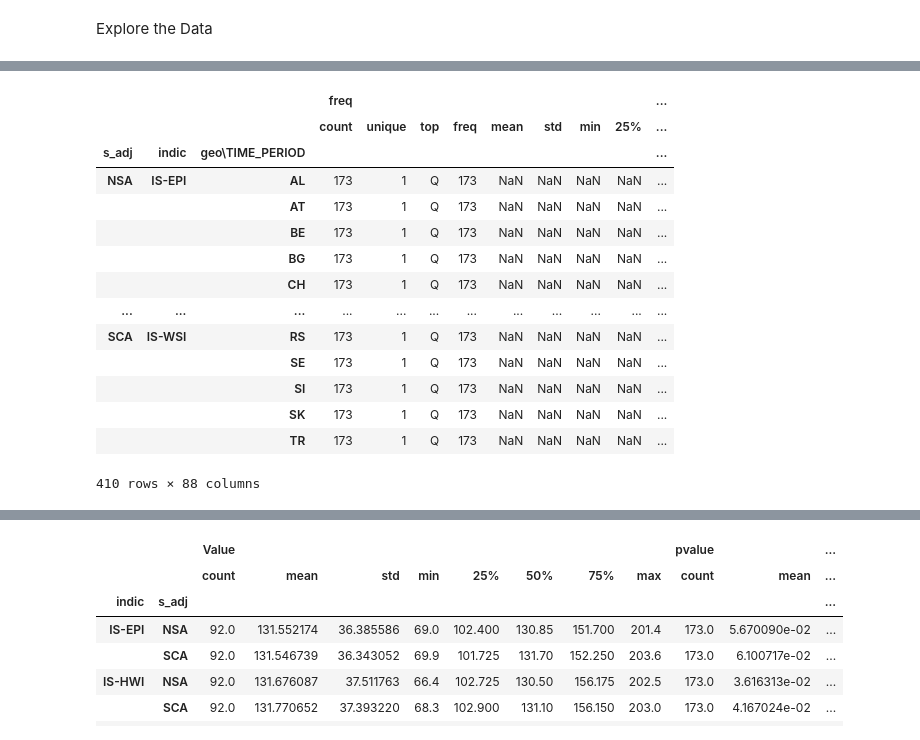
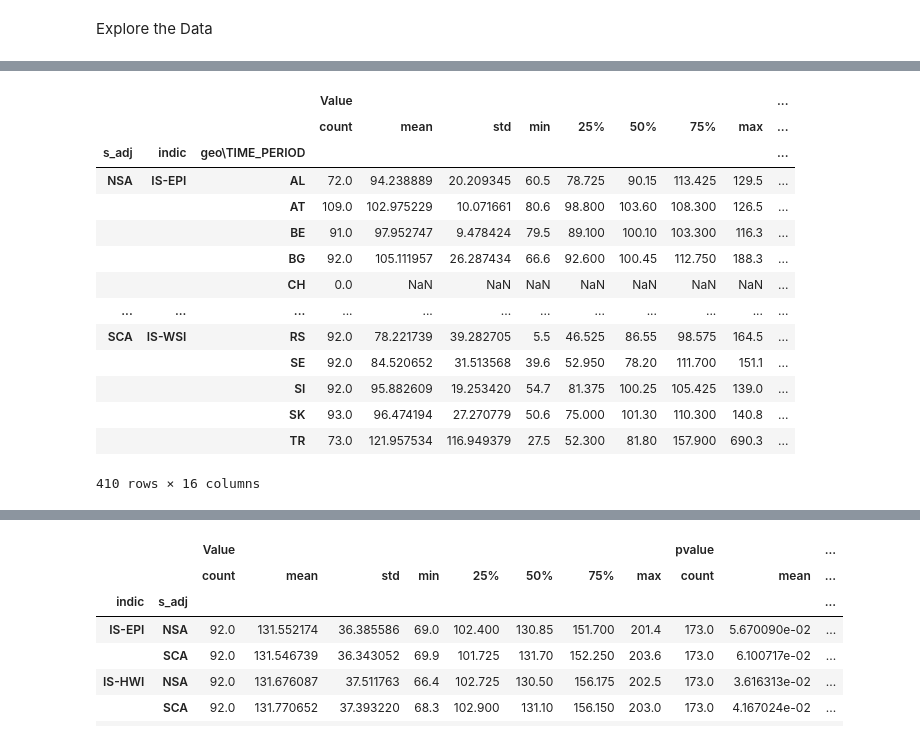
Before and after one commit to paulr28/MSc_DA_CA2, a Jupyter notebook: Explortation_1.ipynb, the cells around one changed output, grey strips where cells are left out. Drawn from its saved outputs; the diff is of its cells as text; code cells hidden in the pictures.

```diff
--- a/Explortation_1.ipynb
+++ b/Explortation_1.ipynb
@@ -180,22 +221,22 @@ df.describe(include='all')
 # %%
 # Group the dataframe by geo\TIME_PERIOD, indic, and s_adj and show descriptive statistics
-df.groupby(['s_adj', 'indic', 'geo\\TIME_PERIOD']).describe(include='all')
+df.groupby(['s_adj', 'indic', 'geo\\TIME_PERIOD']).describe()
 # %% [output]
-|  |  |  | freq |  |  |  |  |  |  |  | ... |
-|  |  |  | count | unique | top | freq | mean | std | min | 25% | ... |
+|  |  |  | Value |  |  |  |  |  |  |  | ... |
+|  |  |  | count | mean | std | min | 25% | 50% | 75% | max | ... |
 | s_adj | indic | geo\TIME_PERIOD |  |  |  |  |  |  |  |  | ... |
-| NSA | IS-EPI | AL | 173 | 1 | Q | 173 | NaN | NaN | NaN | NaN | ... |
-|  |  | AT | 173 | 1 | Q | 173 | NaN | NaN | NaN | NaN | ... |
-|  |  | BE | 173 | 1 | Q | 173 | NaN | NaN | NaN | NaN | ... |
-|  |  | BG | 173 | 1 | Q | 173 | NaN | NaN | NaN | NaN | ... |
-|  |  | CH | 173 | 1 | Q | 173 | NaN | NaN | NaN | NaN | ... |
+| NSA | IS-EPI | AL | 72.0 | 94.238889 | 20.209345 | 60.5 | 78.725 | 90.15 | 113.425 | 129.5 | ... |
+|  |  | AT | 109.0 | 102.975229 | 10.071661 | 80.6 | 98.800 | 103.60 | 108.300 | 126.5 | ... |
+|  |  | BE | 91.0 | 97.952747 | 9.478424 | 79.5 | 89.100 | 100.10 | 103.300 | 116.3 | ... |
+|  |  | BG | 92.0 | 105.111957 | 26.287434 | 66.6 | 92.600 | 100.45 | 112.750 | 188.3 | ... |
+|  |  | CH | 0.0 | NaN | NaN | NaN | NaN | NaN | NaN | NaN | ... |
 | ... | ... | ... | ... | ... | ... | ... | ... | ... | ... | ... | ... |
-| SCA | IS-WSI | RS | 173 | 1 | Q | 173 | NaN | NaN | NaN | NaN | ... |
-|  |  | SE | 173 | 1 | Q | 173 | NaN | NaN | NaN | NaN | ... |
-|  |  | SI | 173 | 1 | Q | 173 | NaN | NaN | NaN | NaN | ... |
-|  |  | SK | 173 | 1 | Q | 173 | NaN | NaN | NaN | NaN | ... |
-|  |  | TR | 173 | 1 | Q | 173 | NaN | NaN | NaN | NaN | ... |
+| SCA | IS-WSI | RS | 92.0 | 78.221739 | 39.282705 | 5.5 | 46.525 | 86.55 | 98.575 | 164.5 | ... |
+|  |  | SE | 92.0 | 84.520652 | 31.513568 | 39.6 | 52.950 | 78.20 | 111.700 | 151.1 | ... |
+|  |  | SI | 92.0 | 95.882609 | 19.253420 | 54.7 | 81.375 | 100.25 | 105.425 | 139.0 | ... |
+|  |  | SK | 93.0 | 96.474194 | 27.270779 | 50.6 | 75.000 | 101.30 | 110.300 | 140.8 | ... |
+|  |  | TR | 73.0 | 121.957534 | 116.949379 | 27.5 | 52.300 | 81.80 | 157.900 | 690.3 | ... |
-410 rows × 88 columns
+410 rows × 16 columns
 # %%
 # Seperate the geo\TIME_PERIOD value that equals 'IE' into a seperate dataframe
 IE = df[df['geo\TIME_PERIOD'] == 'IE']
```
Also changed, not shown: parts of 40 cells of this notebook, 1 other file.
